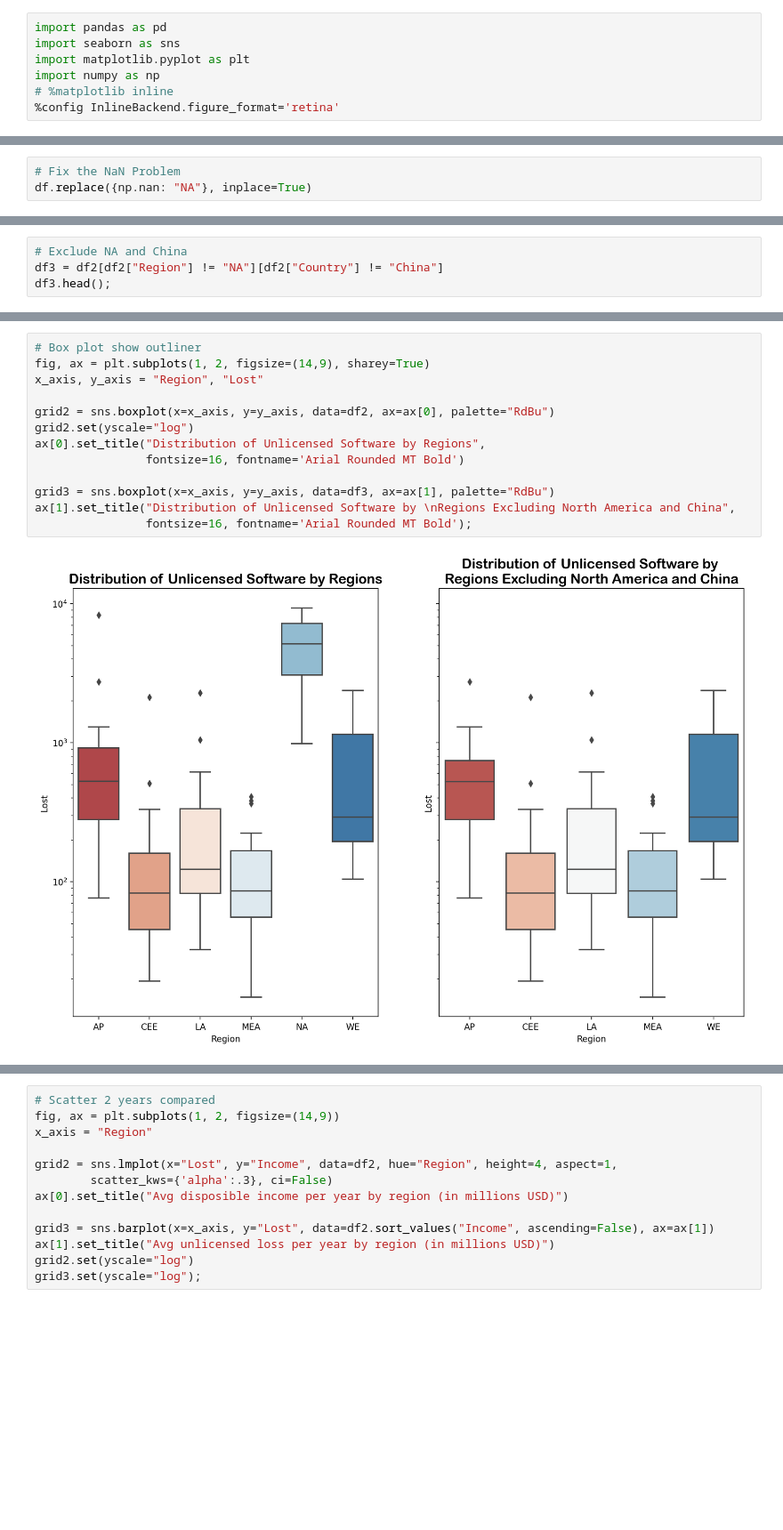
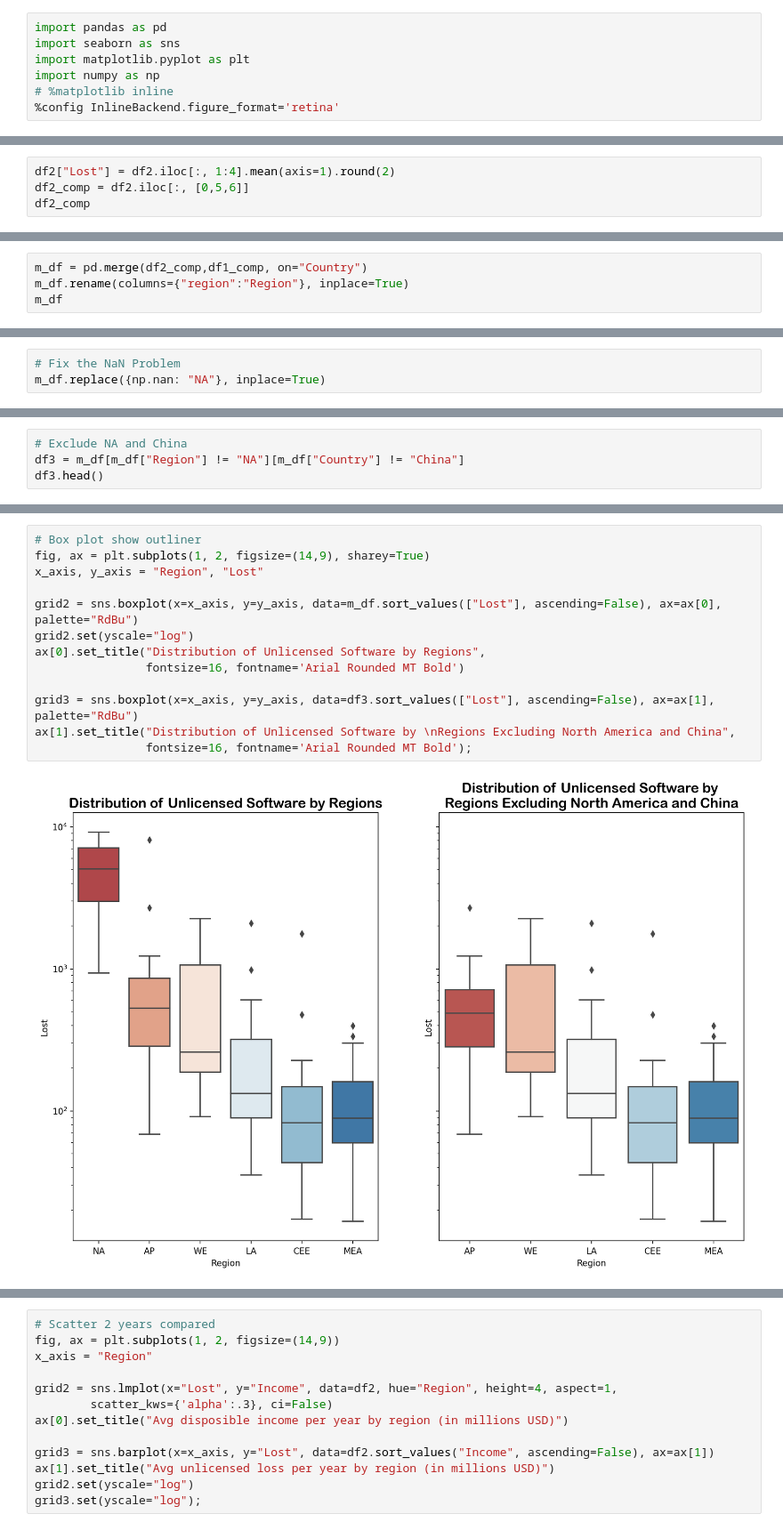
Before and after one commit to purachai-phonwisut/machine_learning_project, a Jupyter notebook: Com.ipynb, the cells around one changed output, grey strips where cells are left out. Shown: that part at 89% size. Cells and saved outputs as stored; diff of their text form; blank space fills up the shorter version.

```diff
--- a/Com.ipynb
+++ b/Com.ipynb
@@ -24,0 +68,4 @@ df
+# %%
+df2["Lost"] = df2.iloc[:, 1:4].mean(axis=1).round(2)
+df2_comp = df2.iloc[:, [0,5,6]]
+df2_comp
@@ -24,0 +86,4 @@ df
+# %%
+m_df = pd.merge(df2_comp,df1_comp, on="Country")
+m_df.rename(columns={"region":"Region"}, inplace=True)
+m_df
@@ -25,3 +104,3 @@ df
 # %%
 # Fix the NaN Problem
-df.replace({np.nan: "NA"}, inplace=True)
+m_df.replace({np.nan: "NA"}, inplace=True)
@@ -74,5 +121,5 @@ plt.title("Scatter Plot Between Avg. Disposable Income and Avg. \nUnlicensed Sof
 # %%
 # Exclude NA and China
-df3 = df2[df2["Region"] != "NA"][df2["Country"] != "China"]
-df3.head();
+df3 = m_df[m_df["Region"] != "NA"][m_df["Country"] != "China"]
+df3.head()
 # %% [output]
@@ -85,18 +132,18 @@ df3.head();
 # %%
 # Box plot show outliner
 fig, ax = plt.subplots(1, 2, figsize=(14,9), sharey=True)
 x_axis, y_axis = "Region", "Lost"
 
-grid2 = sns.boxplot(x=x_axis, y=y_axis, data=df2, ax=ax[0], palette="RdBu")
+grid2 = sns.boxplot(x=x_axis, y=y_axis, data=m_df.sort_values(["Lost"], ascending=False), ax=ax[0], palette="RdBu")
 grid2.set(yscale="log")
 ax[0].set_title("Distribution of Unlicensed Software by Regions",
                 fontsize=16, fontname='Arial Rounded MT Bold')
 
-grid3 = sns.boxplot(x=x_axis, y=y_axis, data=df3, ax=ax[1], palette="RdBu")
+grid3 = sns.boxplot(x=x_axis, y=y_axis, data=df3.sort_values(["Lost"], ascending=False), ax=ax[1], palette="RdBu")
 ax[1].set_title("Distribution of Unlicensed Software by \nRegions Excluding North America and China",
                 fontsize=16, fontname='Arial Rounded MT Bold');
 # %% [output]
-[figure, old version]
+[figure, new version]
 # %%
 # Highest income & Lost by country
 fig, ax = plt.subplots(1, 2, figsize=(20,9))
```
Also changed, not shown: parts of 15 cells of this notebook.
